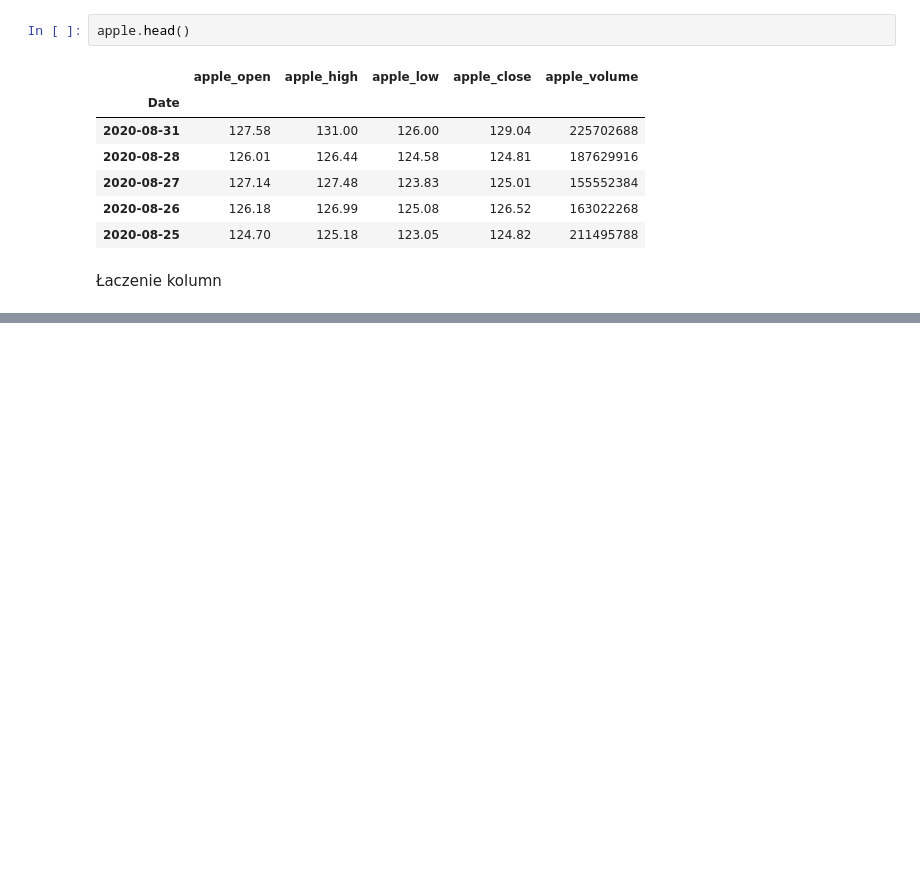
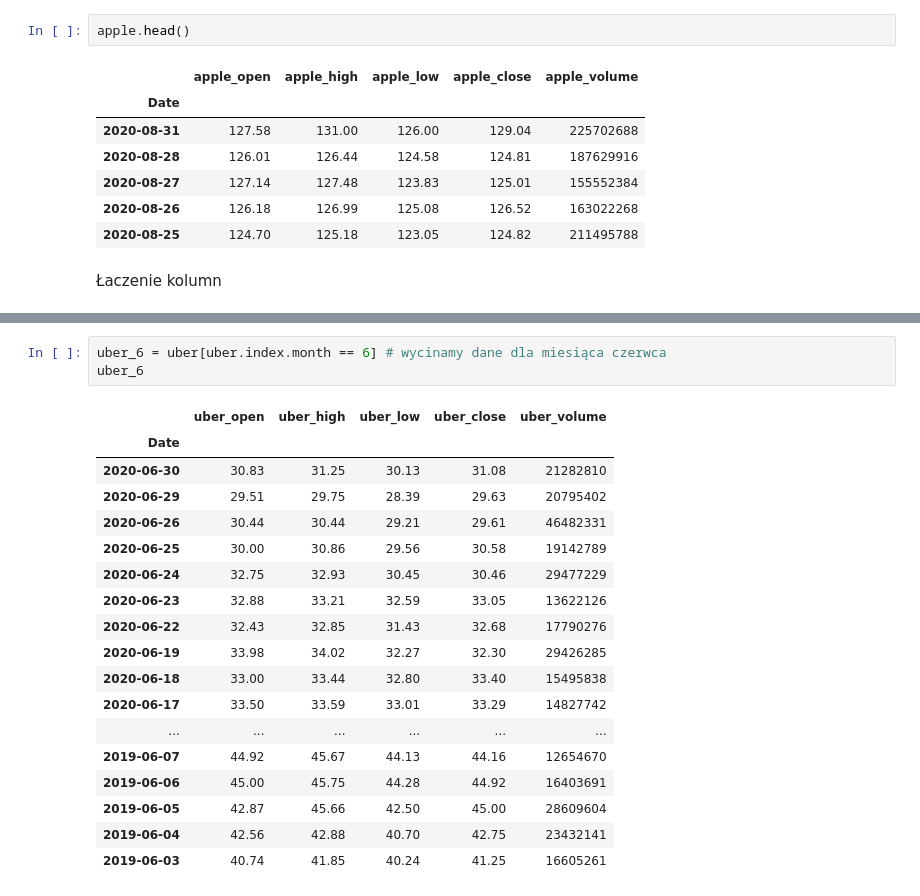
Before and after one commit to mietekdom/Data-Science, a Jupyter notebook: 01_knowledge/08_łaczenie_danych.ipynb, the cells around one changed output, grey strips where cells are left out. Drawn from its saved outputs; the diff is of its cells as text; blank space fills up the shorter version.

```diff
--- a/01_knowledge/08_łaczenie_danych.ipynb
+++ b/01_knowledge/08_łaczenie_danych.ipynb
@@ -97,0 +237,22 @@ pd.concat(objs=[apple, amazon, google, uber], axis=1)
+# %%
+uber_6 = uber[uber.index.month == 6] # wycinamy dane dla miesiąca czerwca
+uber_6
+# %% [output]
+|  | uber_open | uber_high | uber_low | uber_close | uber_volume |
+| Date |  |  |  |  |  |
+| 2020-06-30 | 30.83 | 31.25 | 30.13 | 31.08 | 21282810 |
+| 2020-06-29 | 29.51 | 29.75 | 28.39 | 29.63 | 20795402 |
+| 2020-06-26 | 30.44 | 30.44 | 29.21 | 29.61 | 46482331 |
+| 2020-06-25 | 30.00 | 30.86 | 29.56 | 30.58 | 19142789 |
+| 2020-06-24 | 32.75 | 32.93 | 30.45 | 30.46 | 29477229 |
+| 2020-06-23 | 32.88 | 33.21 | 32.59 | 33.05 | 13622126 |
+| 2020-06-22 | 32.43 | 32.85 | 31.43 | 32.68 | 17790276 |
+| 2020-06-19 | 33.98 | 34.02 | 32.27 | 32.30 | 29426285 |
+| 2020-06-18 | 33.00 | 33.44 | 32.80 | 33.40 | 15495838 |
+| 2020-06-17 | 33.50 | 33.59 | 33.01 | 33.29 | 14827742 |
+| ... | ... | ... | ... | ... | ... |
+| 2019-06-07 | 44.92 | 45.67 | 44.13 | 44.16 | 12654670 |
+| 2019-06-06 | 45.00 | 45.75 | 44.28 | 44.92 | 16403691 |
+| 2019-06-05 | 42.87 | 45.66 | 42.50 | 45.00 | 28609604 |
+| 2019-06-04 | 42.56 | 42.88 | 40.70 | 42.75 | 23432141 |
+| 2019-06-03 | 40.74 | 41.85 | 40.24 | 41.25 | 16605261 |
```
Also changed, not shown: parts of 16 cells of this notebook.
